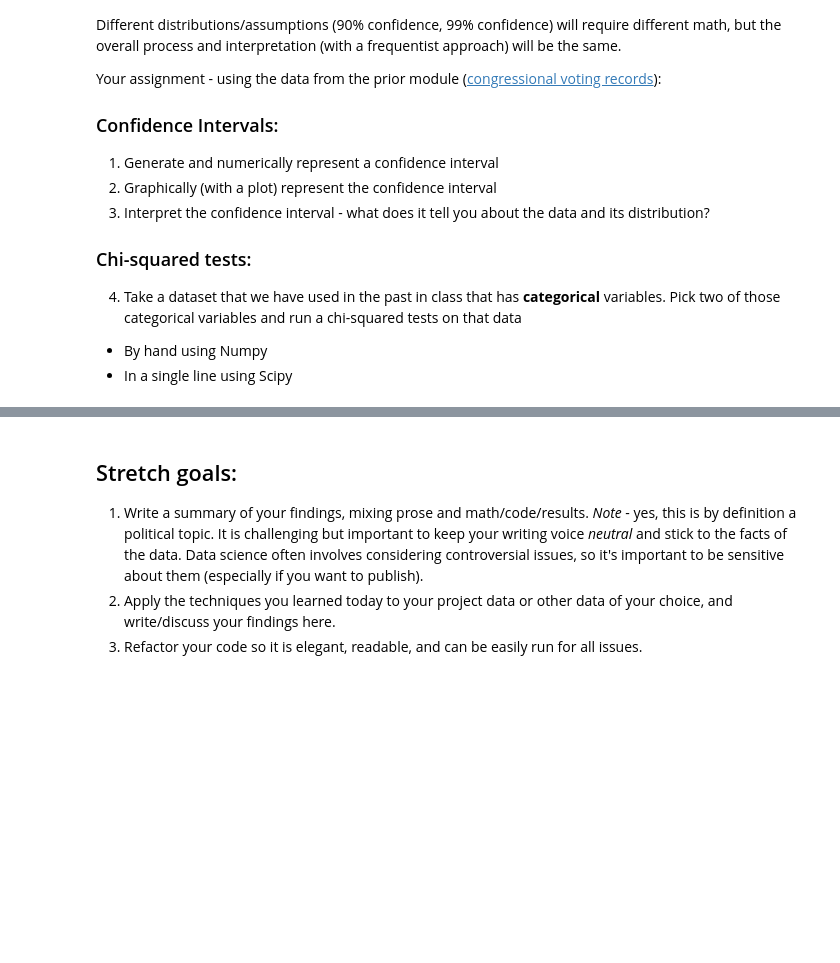
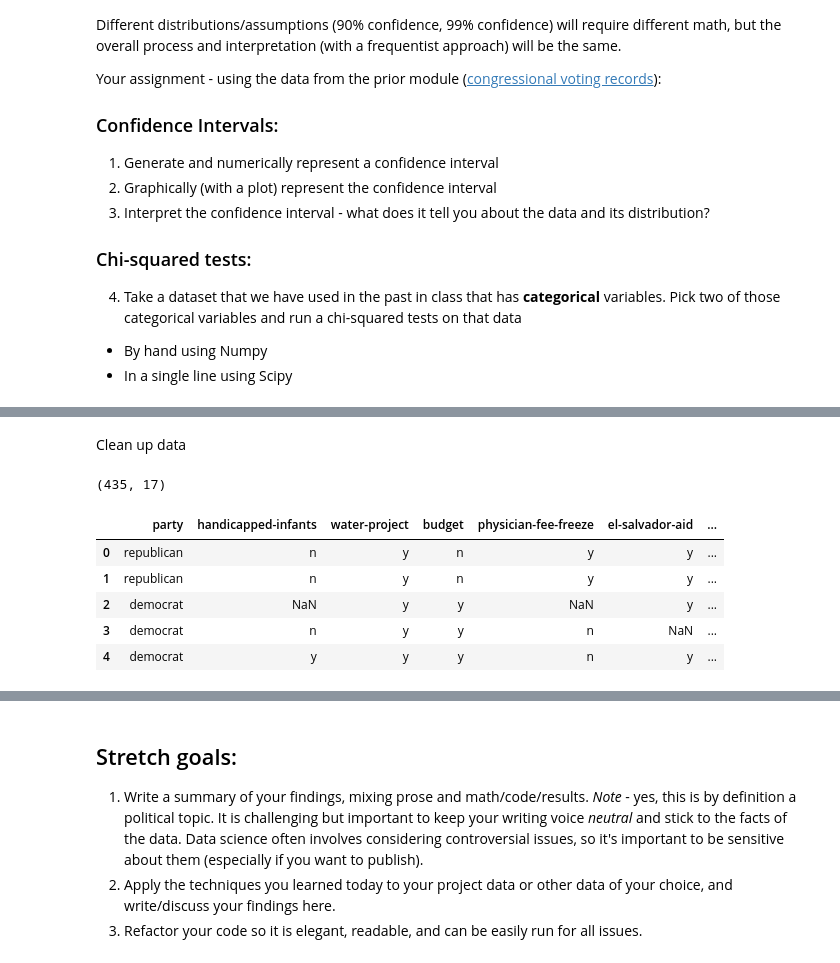
Before and after one commit to RMDircio/DS-Unit-1-Sprint-2-Statistics, a Jupyter notebook: Regina Dircio DSPT5 - Sampling Confidence Intervals and Hypothesis Testing Assignment.ipynb, the cells around one changed output, grey strips where cells are left out. Cells and saved outputs as stored; diff of their text form; code cells hidden in the pictures; blank space fills up the shorter version.

```diff
--- a/Regina Dircio DSPT5 - Sampling Confidence Intervals and Hypothesis Testing Assignment.ipynb
+++ b/Regina Dircio DSPT5 - Sampling Confidence Intervals and Hypothesis Testing Assignment.ipynb
@@ -33,0 +45,2 @@ Your assignment - using the data from the prior module ([congressional voting re
+# %% [markdown]
+Clean up data
@@ -33,0 +56,12 @@ Your assignment - using the data from the prior module ([congressional voting re
+# %%
+voting_df=pd.read_csv('house-votes-84.data', header=None, names=column_headers, na_values='?')
+print(voting_df.shape)
+voting_df.head()
+# %% [output]
+(435, 17)
+|  | party | handicapped-infants | water-project | budget | physician-fee-freeze | el-salvador-aid | ... |
+| 0 | republican | n | y | n | y | y | ... |
+| 1 | republican | n | y | n | y | y | ... |
+| 2 | democrat | NaN | y | y | NaN | y | ... |
+| 3 | democrat | n | y | y | n | NaN | ... |
+| 4 | democrat | y | y | y | n | y | ... |
```
Also changed, not shown: parts of 33 cells of this notebook.
